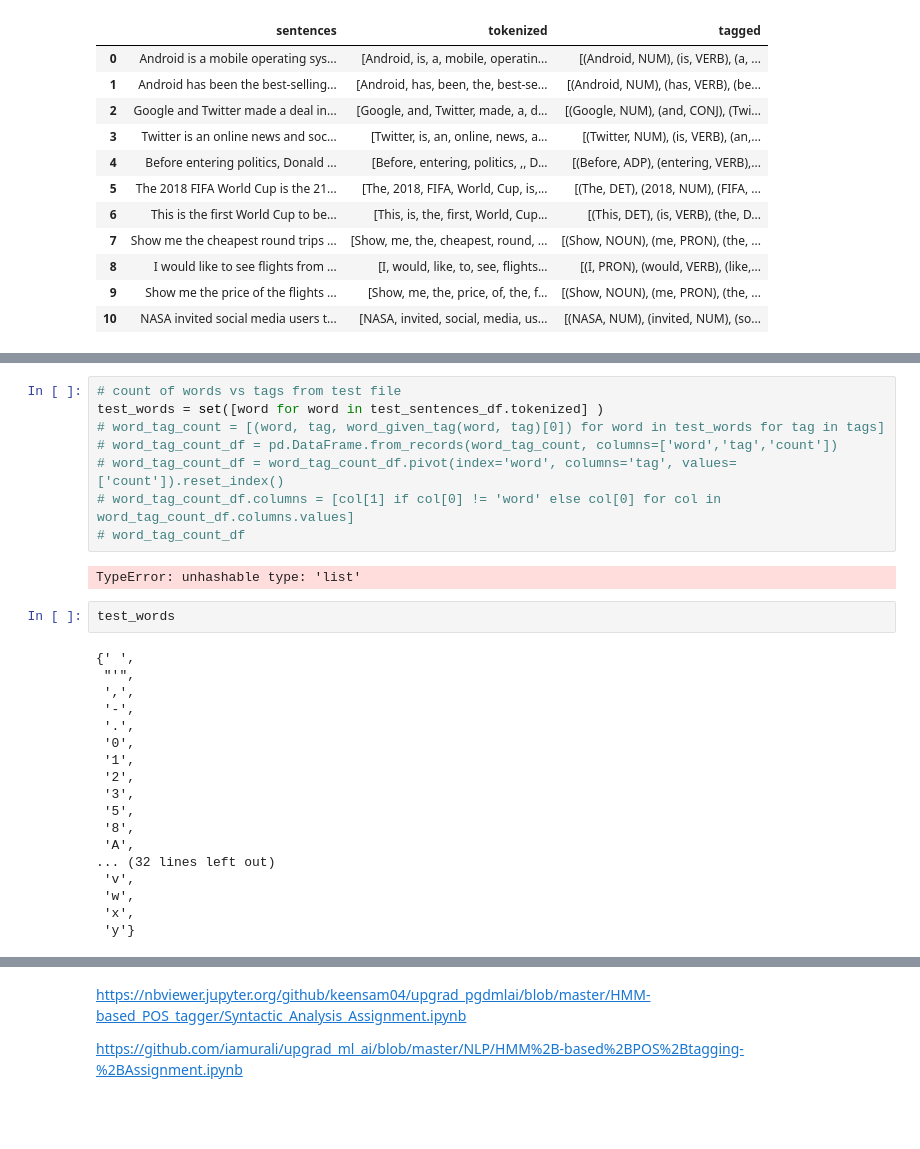
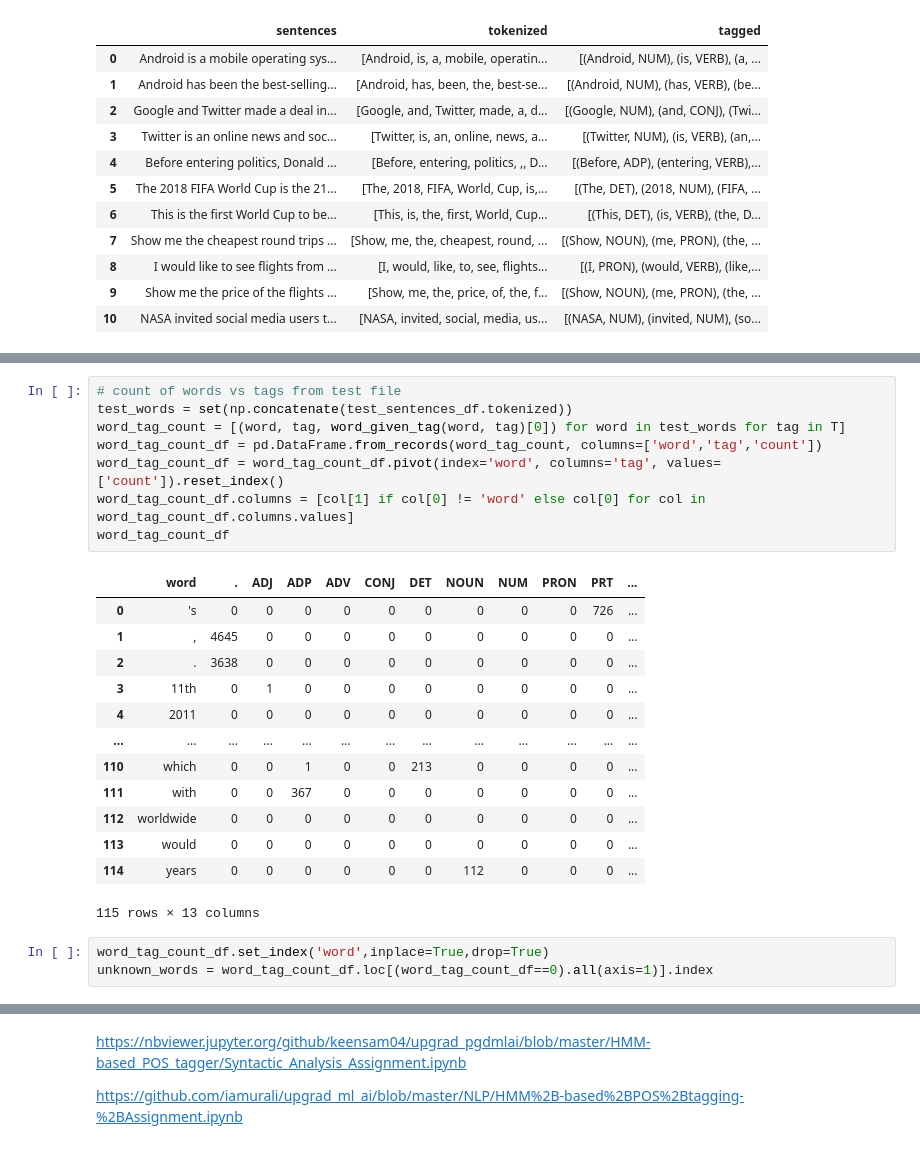
Before and after one commit to subhasisj/Upgrad-PGD-ML---AI, a Jupyter notebook: Assignments/Syntactic-Analysis-Assignment/HMM+-based+POS+tagging-+Assignment.ipynb, the cells around one changed output, grey strips where cells are left out. Saved outputs shown, nothing was run; the diff lists cells and outputs as text; blank space fills up the shorter version.

```diff
--- a/Assignments/Syntactic-Analysis-Assignment/HMM+-based+POS+tagging-+Assignment.ipynb
+++ b/Assignments/Syntactic-Analysis-Assignment/HMM+-based+POS+tagging-+Assignment.ipynb
@@ -335,30 +348,25 @@ test_sentences_df
 # %%
 # count of words vs tags from test file
-test_words = set([word for word in test_sentences_df.tokenized] )
-# word_tag_count = [(word, tag, word_given_tag(word, tag)[0]) for word in test_words for tag in tags]
-# word_tag_count_df = pd.DataFrame.from_records(word_tag_count, columns=['word','tag','count'])
-# word_tag_count_df = word_tag_count_df.pivot(index='word', columns='tag', values=['count']).reset_index()
-# word_tag_count_df.columns = [col[1] if col[0] != 'word' else col[0] for col in word_tag_count_df.columns.values]
-# word_tag_count_df
+test_words = set(np.concatenate(test_sentences_df.tokenized))
+word_tag_count = [(word, tag, word_given_tag(word, tag)[0]) for word in test_words for tag in T]
+word_tag_count_df = pd.DataFrame.from_records(word_tag_count, columns=['word','tag','count'])
+word_tag_count_df = word_tag_count_df.pivot(index='word', columns='tag', values=['count']).reset_index()
+word_tag_count_df.columns = [col[1] if col[0] != 'word' else col[0] for col in word_tag_count_df.columns.values]
+word_tag_count_df
 # %% [output]
+|  | word | . | ADJ | ADP | ADV | CONJ | DET | NOUN | NUM | PRON | PRT | ... |
+| 0 | 's | 0 | 0 | 0 | 0 | 0 | 0 | 0 | 0 | 0 | 726 | ... |
+| 1 | , | 4645 | 0 | 0 | 0 | 0 | 0 | 0 | 0 | 0 | 0 | ... |
+| 2 | . | 3638 | 0 | 0 | 0 | 0 | 0 | 0 | 0 | 0 | 0 | ... |
+| 3 | 11th | 0 | 1 | 0 | 0 | 0 | 0 | 0 | 0 | 0 | 0 | ... |
+| 4 | 2011 | 0 | 0 | 0 | 0 | 0 | 0 | 0 | 0 | 0 | 0 | ... |
+| ... | ... | ... | ... | ... | ... | ... | ... | ... | ... | ... | ... | ... |
+| 110 | which | 0 | 0 | 1 | 0 | 0 | 213 | 0 | 0 | 0 | 0 | ... |
+| 111 | with | 0 | 0 | 367 | 0 | 0 | 0 | 0 | 0 | 0 | 0 | ... |
+| 112 | worldwide | 0 | 0 | 0 | 0 | 0 | 0 | 0 | 0 | 0 | 0 | ... |
+| 113 | would | 0 | 0 | 0 | 0 | 0 | 0 | 0 | 0 | 0 | 0 | ... |
+| 114 | years | 0 | 0 | 0 | 0 | 0 | 0 | 112 | 0 | 0 | 0 | ... |
-TypeError: unhashable type: 'list'
+115 rows × 13 columns
-# %%
-test_words
-# %% [output]
-{' ',
- "'",
- ',',
- '-',
- '.',
- '0',
- '1',
- '2',
- '3',
- '5',
- '8',
- 'A',
-... (32 lines left out)
- 'v',
- 'w',
- 'x',
- 'y'}
+# %%
+word_tag_count_df.set_index('word',inplace=True,drop=True)
+unknown_words = word_tag_count_df.loc[(word_tag_count_df==0).all(axis=1)].index
```
Also changed, not shown: parts of 28 cells of this notebook.
